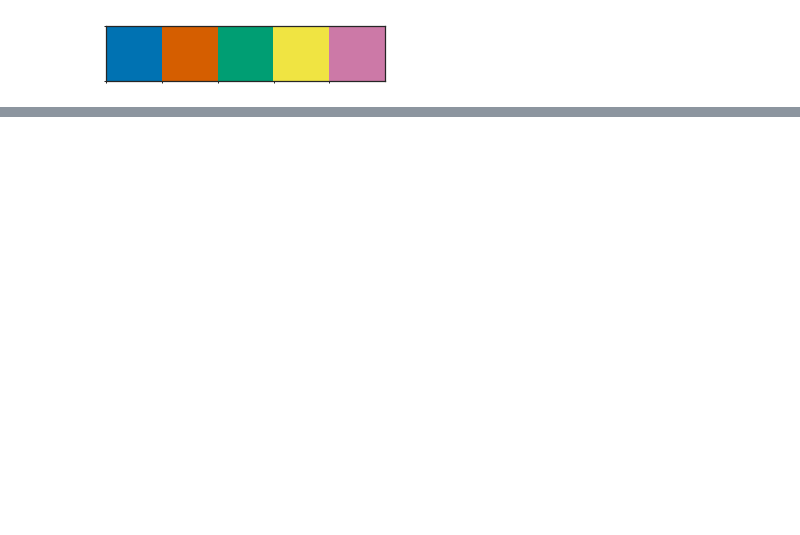
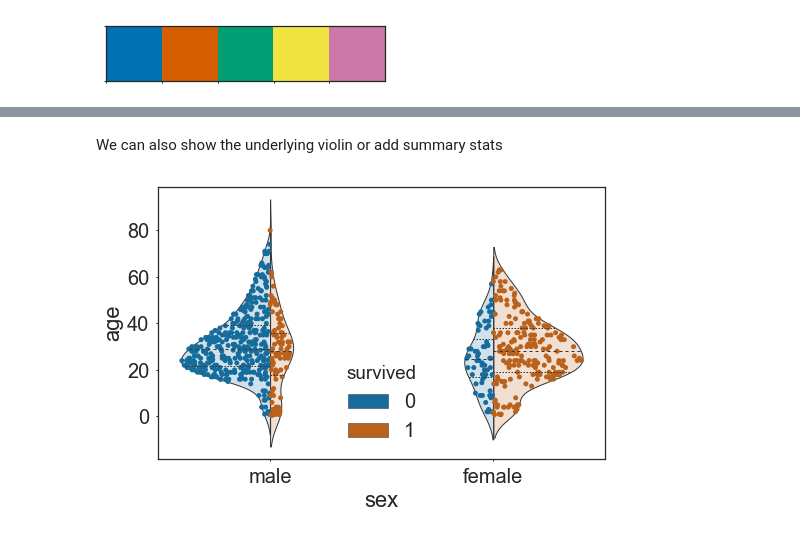
Before and after one commit to mparker2/seaborn_sinaplot, a Jupyter notebook: seaborn_sinaplot.ipynb, the cells around one changed output, grey strips where cells are left out. Saved outputs shown, nothing was run; the diff lists cells and outputs as text; code cells hidden in the pictures; blank space fills up the shorter version.

```diff
--- a/seaborn_sinaplot.ipynb
+++ b/seaborn_sinaplot.ipynb
@@ -35,0 +72,14 @@ plt.show()
+# %% [markdown]
+We can also show the underlying violin or add summary stats
+# %%
+fig, ax = plt.subplots(figsize=(8, 5))
+sinaplot(
+    x='sex', y='age',
+    hue='survived', data=titanic,
+    split=True,
+    point_facealpha=1, violin_facealpha=0.2,
+    violin=True, inner='quart',
+)
+plt.show()
+# %% [output]
+[figure, added]
```
Also changed, not shown: parts of 8 cells of this notebook, 1 other file.
